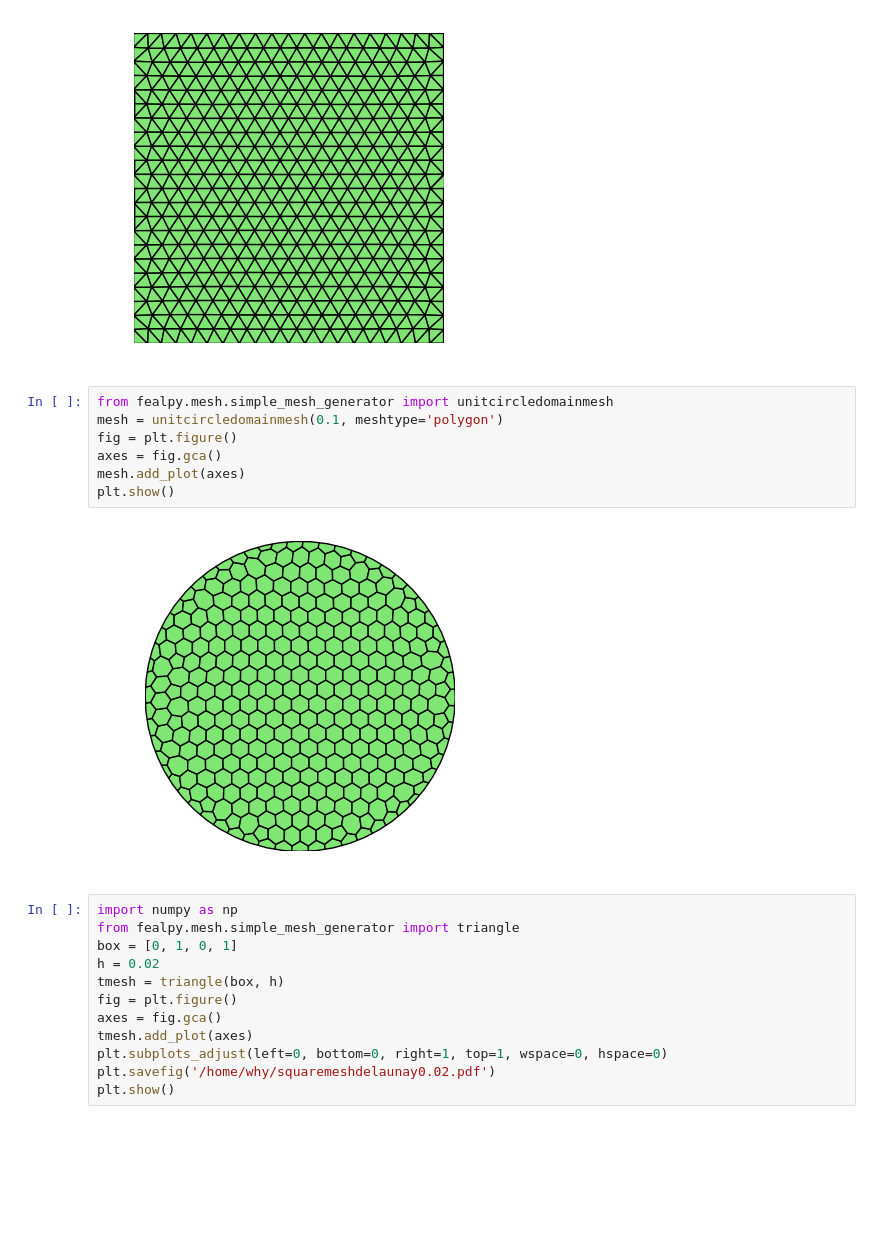
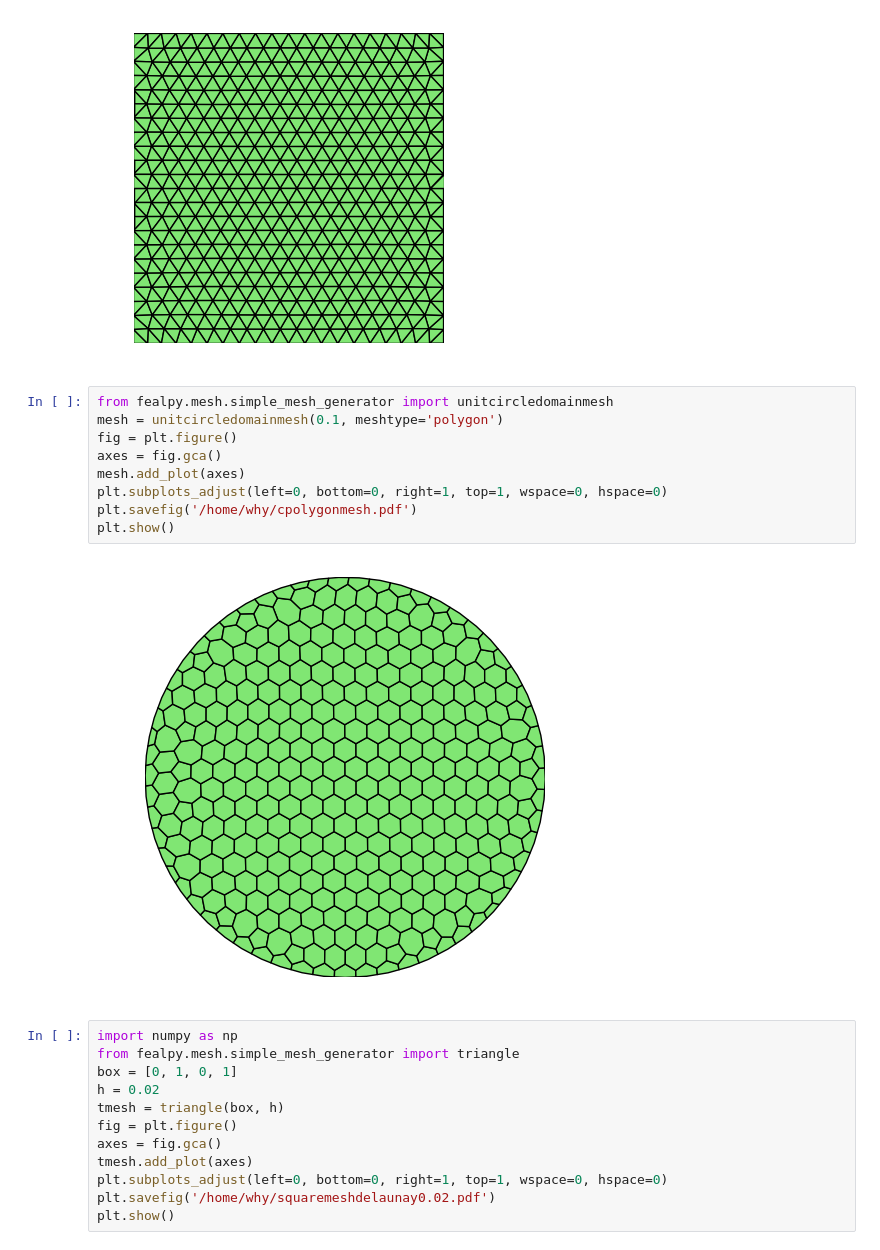
Before and after one commit to weihuayi/fealpy, a Jupyter notebook: doc/fealpybook/mesh.ipynb, the cells around one changed output. Drawn from its saved outputs; the diff is of its cells as text; blank space fills up the shorter version.

```diff
--- a/doc/fealpybook/mesh.ipynb
+++ b/doc/fealpybook/mesh.ipynb
@@ -76,12 +76,14 @@ plt.show()
 # %%
 from fealpy.mesh.simple_mesh_generator import unitcircledomainmesh
 mesh = unitcircledomainmesh(0.1, meshtype='polygon')
 fig = plt.figure()
 axes = fig.gca()
 mesh.add_plot(axes)
+plt.subplots_adjust(left=0, bottom=0, right=1, top=1, wspace=0, hspace=0)
+plt.savefig('/home/why/cpolygonmesh.pdf')
 plt.show()
 # %% [output]
-[figure, old version]
+[figure, new version]
 # %%
 import numpy as np
 from fealpy.mesh.simple_mesh_generator import triangle
```
Also changed, not shown: parts of 6 cells of this notebook, 7 other files.
